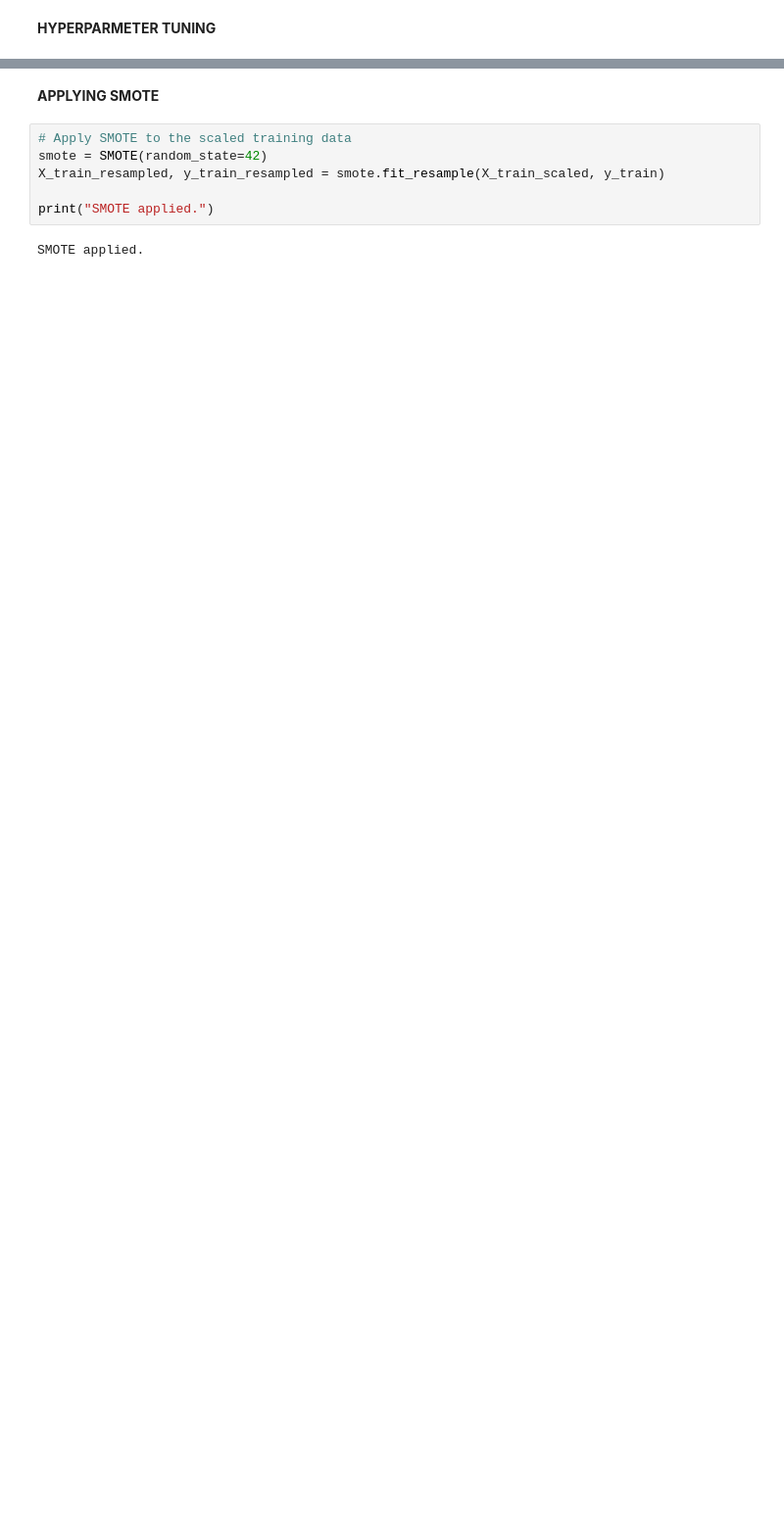
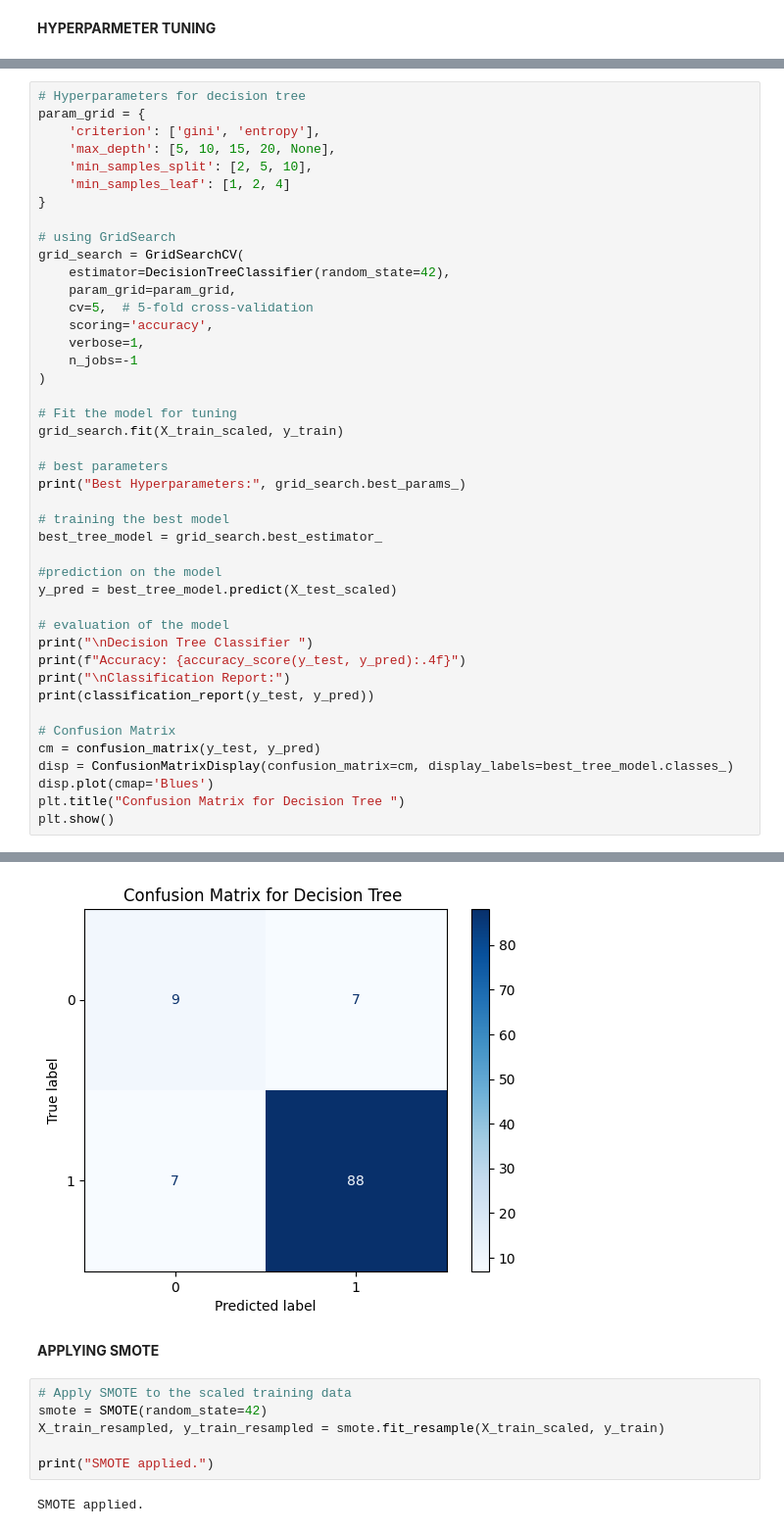
Before and after one commit to MerlinePricillaPeter/LUNG-CANCER-PREDICTION, a Jupyter notebook: LUNG_CANCER_PREDICTION.ipynb, the cells around one changed output, grey strips where cells are left out. Shown at 98% size. Cells and saved outputs as stored; diff of their text form; blank space fills up the shorter version.

```diff
--- a/LUNG_CANCER_PREDICTION.ipynb
+++ b/LUNG_CANCER_PREDICTION.ipynb
@@ -706,0 +752,44 @@ weighted avg       0.89      0.89      0.89       111
+# %%
+# Hyperparameters for decision tree
+param_grid = {
+    'criterion': ['gini', 'entropy'],
+    'max_depth': [5, 10, 15, 20, None],
+    'min_samples_split': [2, 5, 10],
+    'min_samples_leaf': [1, 2, 4]
+}
+
+# using GridSearch
+grid_search = GridSearchCV(
+    estimator=DecisionTreeClassifier(random_state=42),
+    param_grid=param_grid,
+    cv=5,  # 5-fold cross-validation
+    scoring='accuracy',
+    verbose=1,
+    n_jobs=-1
+)
+
+# Fit the model for tuning
+grid_search.fit(X_train_scaled, y_train)
+
+# best parameters
+print("Best Hyperparameters:", grid_search.best_params_)
+
+# training the best model
+best_tree_model = grid_search.best_estimator_
+
+#prediction on the model
+y_pred = best_tree_model.predict(X_test_scaled)
+
+# evaluation of the model
+print("\nDecision Tree Classifier ")
+print(f"Accuracy: {accuracy_score(y_test, y_pred):.4f}")
+print("\nClassification Report:")
+print(classification_report(y_test, y_pred))
+
+# Confusion Matrix
+cm = confusion_matrix(y_test, y_pred)
+disp = ConfusionMatrixDisplay(confusion_matrix=cm, display_labels=best_tree_model.classes_)
+disp.plot(cmap='Blues')
+plt.title("Confusion Matrix for Decision Tree ")
+plt.show()
+# %% [output]
@@ -707,3 +811,4 @@ weighted avg       0.89      0.89      0.89       111
+[figure, added]
 # %% [markdown]
 **APPLYING SMOTE**
 # %%
```
Also changed, not shown: parts of 28 cells of this notebook.
